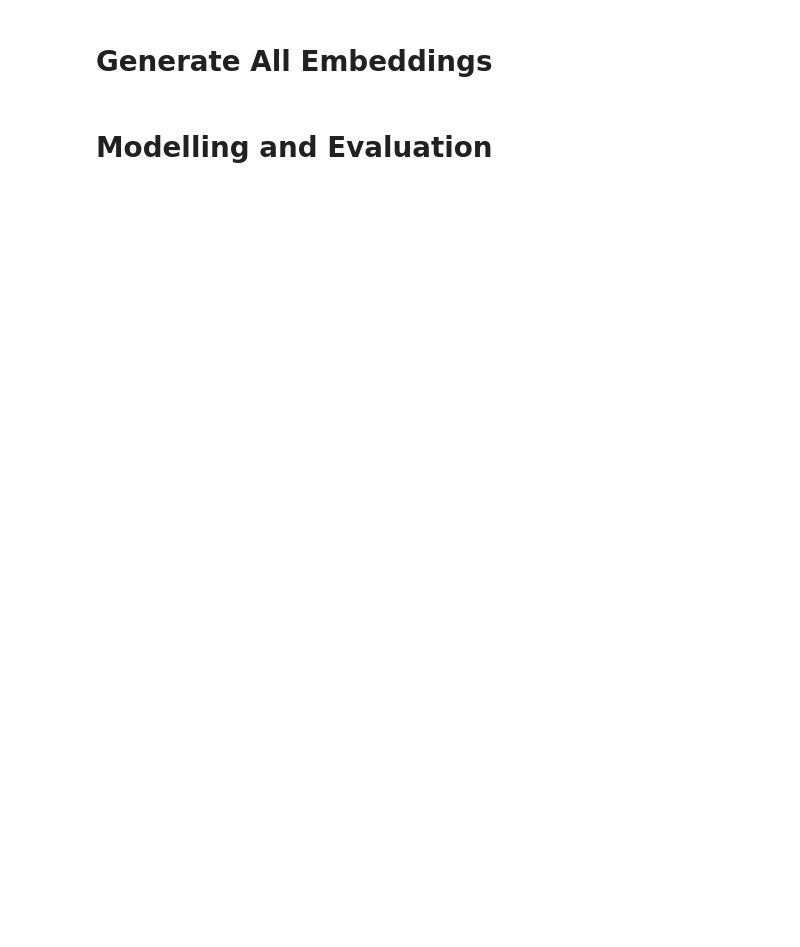
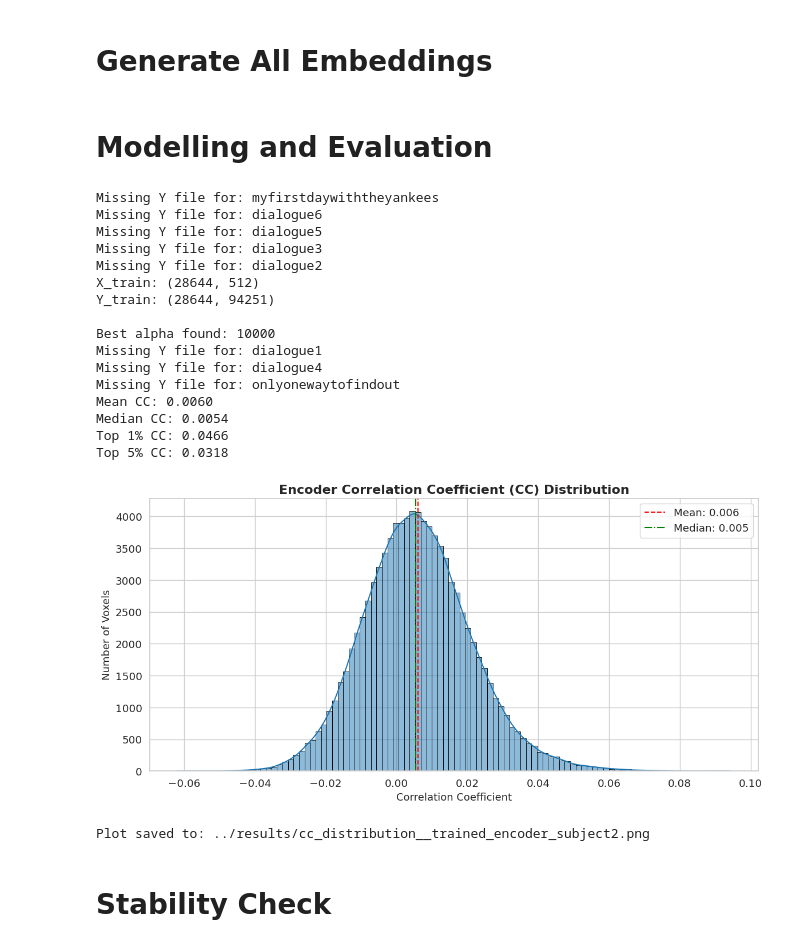
Before and after one commit to lunamk1/lab3-2, a Jupyter notebook: code/lab3-2.ipynb, the cells around one changed output. Drawn from its saved outputs; the diff is of its cells as text; code cells hidden in the pictures; blank space fills up the shorter version.

```diff
--- a/code/lab3-2.ipynb
+++ b/code/lab3-2.ipynb
@@ -236,7 +249,7 @@ from scipy.stats import pearsonr
 import matplotlib.pyplot as plt
 import seaborn as sns
 
-# --------- Setup ---------
+# --------- setup ---------
 story_names = list(raw_text.keys())
 train_stories, test_stories = train_test_split(story_names, test_size=0.2, random_state=42)
 
@@ -263,27 +276,33 @@ Y_train = np.vstack(Y_train)
 print("X_train:", X_train.shape)
 print("Y_train:", Y_train.shape)
 
-# --------- Clean NaNs ---------
+# --------- clean NaNs ---------
 mask = ~np.isnan(Y_train).any(axis=1)
 X_train_clean = X_train[mask]
 Y_train_clean = Y_train[mask]
 
-# --------- Cross Validation ---------
-sample_size = int(0.1 * X_train_clean.shape[0])  # 20% of the data
+# --------- cross validation ---------
+sample_size = int(0.1 * X_train_clean.shape[0])  # 10% of the data
 X_train_sub = X_train_clean[:sample_size]
-Y_train_sub = Y_train_small[:sample_size]
-alphas = np.logspace(-4, 4, 100)  # Example range for alpha
+Y_train_sub = Y_train_clean[:sample_size]
+alphas = [1, 10, 100, 1000, 10000]
 ridge = Ridge()
-grid_search = GridSearchCV(ridge, param_grid={'alpha': alphas}, cv=5, scoring='neg_mean_squared_error')
+grid_search = GridSearchCV(
+    ridge,
+    param_grid={'alpha': alphas},
+    cv=5,
+    scoring='neg_mean_squared_error',
+    n_jobs=-1  # (optional, speeds it up if you want)
+)
 grid_search.fit(X_train_sub, Y_train_sub)
 best_alpha = grid_search.best_params_['alpha']
 print(f"\nBest alpha found: {best_alpha}")
 
-# --------- Train Model ---------
+# --------- train model ---------
 ridge_best = Ridge(alpha=best_alpha)
-ridge_best.fit(X_train_clean, Y_train_small)
+ridge_best.fit(X_train_clean, Y_train_clean)
 
-# --------- Evaluate on Test Set ---------
+# --------- evaluate on test set ---------
 X_test = []
 Y_test = []
 
@@ -307,10 +326,10 @@ mask = ~np.isnan(Y_test).any(axis=1)
 X_test_clean = X_test[mask]
 Y_test_clean = Y_test[mask]
 
-# Predict
+# predict
 Y_pred = ridge_best.predict(X_test_clean)
 
-# --------- Compute Correlation Coefficients (CCs) ---------
+# --------- compute correlation coefficients (CCs) ---------
 def compute_voxel_ccs(y_true, y_pred):
     ccs = []
     for i in range(y_true.shape[1]):
@@ -318,34 +337,55 @@ def compute_voxel_ccs(y_true, y_pred):
             cc, _ = pearsonr(y_true[:, i], y_pred[:, i])
         except:
             cc = np.nan
         ccs.append(cc)
     return np.array(ccs)
 
 ccs_encoder = compute_voxel_ccs(Y_test_clean, Y_pred)
 
 print(f"Mean CC: {np.mean(ccs_encoder):.4f}")
 print(f"Median CC: {np.median(ccs_encoder):.4f}")
 print(f"Top 1% CC: {np.percentile(ccs_encoder, 99):.4f}")
 print(f"Top 5% CC: {np.percentile(ccs_encoder, 95):.4f}")
 
-# --------- Visualization ---------
+# --------- visualization ---------
 sns.set(style="whitegrid", font_scale=1.2)
 plt.figure(figsize=(12, 6))
 
 sns.histplot(ccs_encoder[~np.isnan(ccs_encoder)], bins=100, kde=True, color="#1f77b4", edgecolor="black", stat="count")
 plt.axvline(np.mean(ccs_encoder), color='red', linestyle='--', label=f"Mean: {np.mean(ccs_encoder):.3f}")
 plt.axvline(np.median(ccs_encoder), color='green', linestyle='-.', label=f"Median: {np.median(ccs_encoder):.3f}")
-plt.title("Encoder Correlation Coefficient (CC) Distribution (5000 Voxels)", fontsize=16, weight="bold")
+plt.title("Encoder Correlation Coefficient (CC) Distribution", fontsize=16, weight="bold")
 plt.xlabel("Correlation Coefficient", fontsize=13)
 plt.ylabel("Number of Voxels", fontsize=13)
 plt.legend()
 plt.tight_layout()
 
-# Save plot
+# save plot
 save_dir = os.path.join("..", "results")
 os.makedirs(save_dir, exist_ok=True)
-plot_path = os.path.join(save_dir, "cc_distribution_encoder_subject2_5000vox.png")
+plot_path = os.path.join(save_dir, "cc_distribution__trained_encoder_subject2.png")
 plt.savefig(plot_path, dpi=300)
 plt.show()
 
 print(f"Plot saved to: {plot_path}")
+# %% [output]
+Missing Y file for: myfirstdaywiththeyankees
+Missing Y file for: dialogue6
+Missing Y file for: dialogue5
+Missing Y file for: dialogue3
+Missing Y file for: dialogue2
+X_train: (28644, 512)
+Y_train: (28644, 94251)
+
+Best alpha found: 10000
+Missing Y file for: dialogue1
+Missing Y file for: dialogue4
+Missing Y file for: onlyonewaytofindout
+Mean CC: 0.0060
+Median CC: 0.0054
+Top 1% CC: 0.0466
+Top 5% CC: 0.0318
+[figure, added]
+Plot saved to: ../results/cc_distribution__trained_encoder_subject2.png
+# %% [markdown]
+# Stability Check
```
Also changed, not shown: parts of 5 cells of this notebook, 3 other files.
